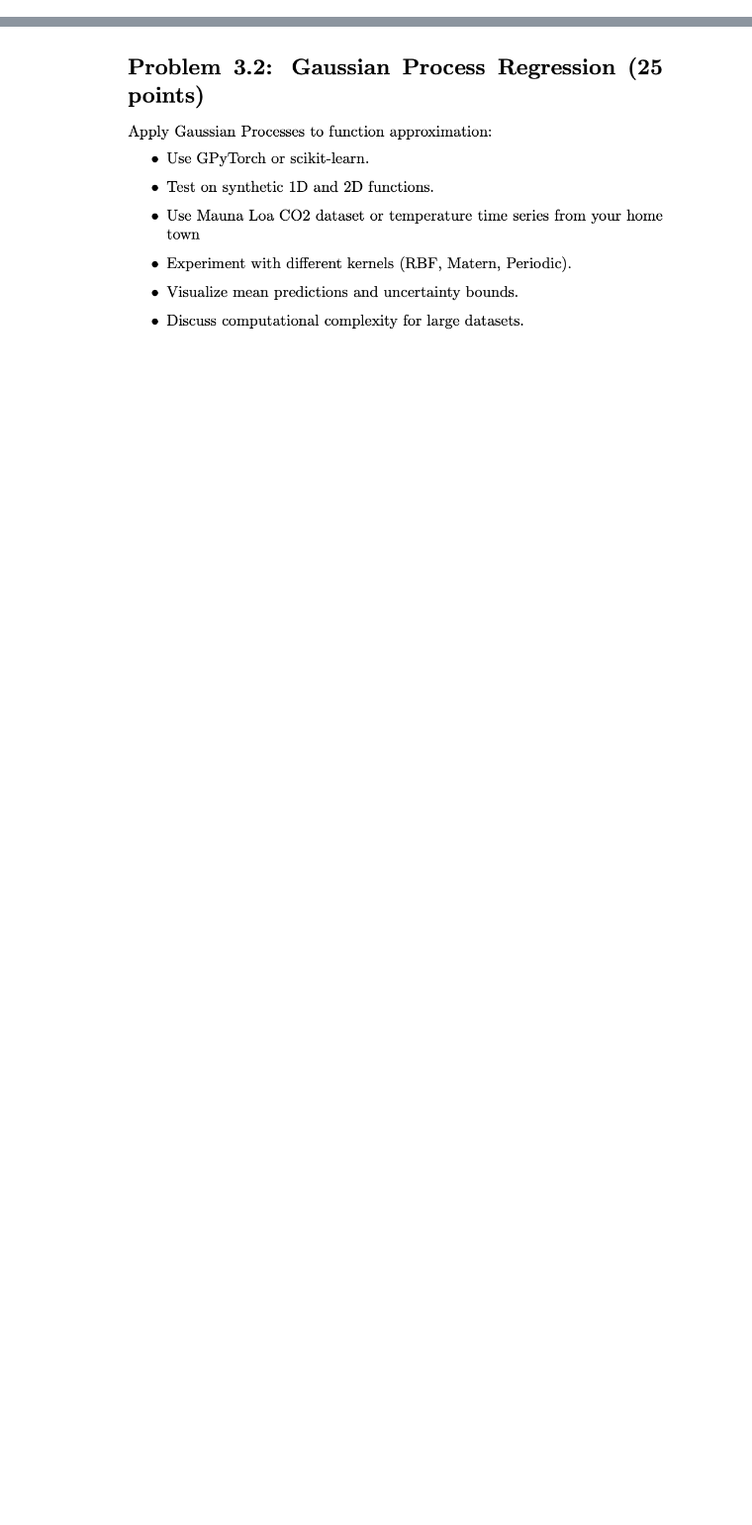
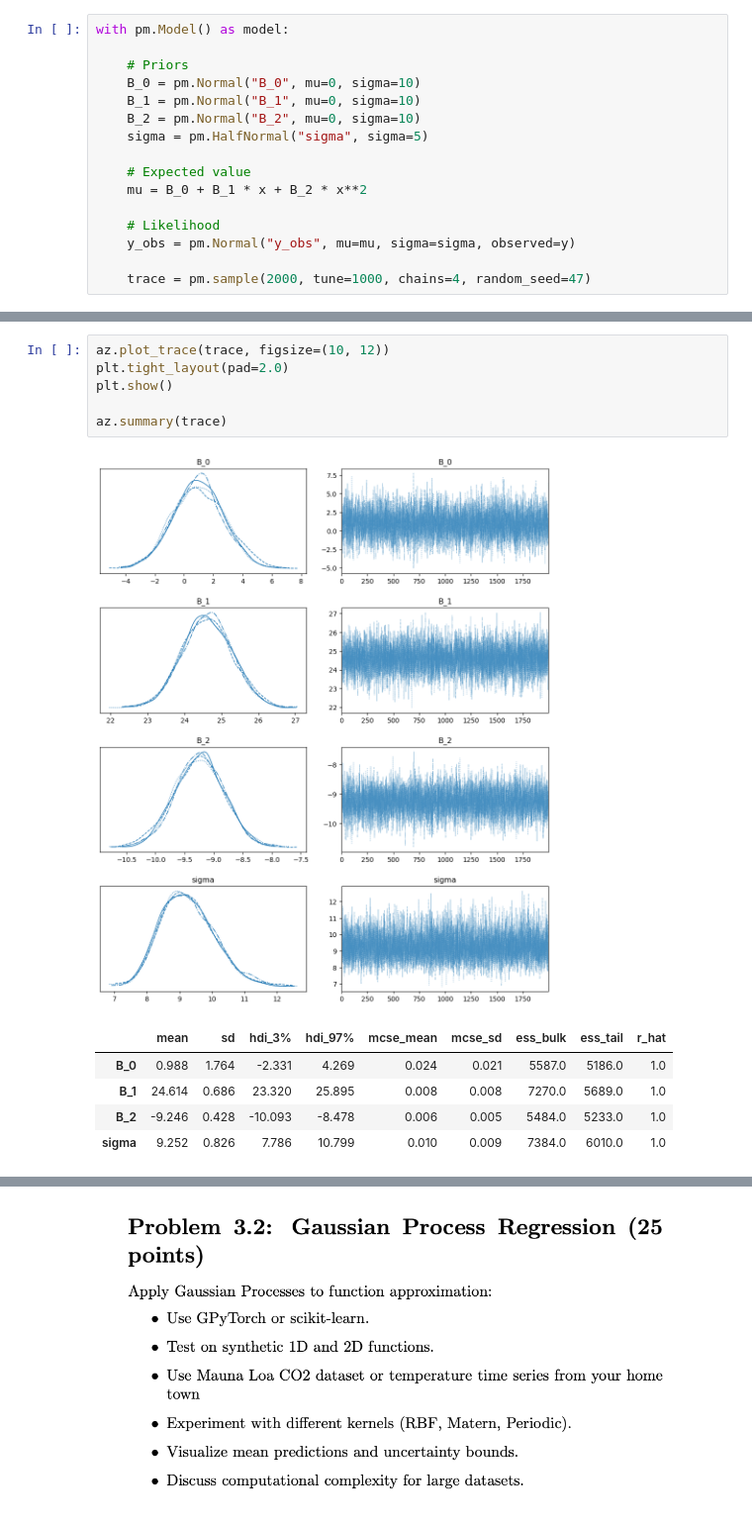
Before and after one commit to MariaNowacka/ml, a Jupyter notebook: apl_math/ml3.ipynb, the cells around one changed output, grey strips where cells are left out. Shown at 99% size. Cells and saved outputs as stored; diff of their text form; blank space fills up the shorter version.

```diff
--- a/apl_math/ml3.ipynb
+++ b/apl_math/ml3.ipynb
@@ -18,0 +100,16 @@ from statsmodels.graphics.tsaplots import plot_acf
+# %%
+with pm.Model() as model:
+
+    # Priors
+    B_0 = pm.Normal("B_0", mu=0, sigma=10)
+    B_1 = pm.Normal("B_1", mu=0, sigma=10)
+    B_2 = pm.Normal("B_2", mu=0, sigma=10)
+    sigma = pm.HalfNormal("sigma", sigma=5)
+
+    # Expected value
+    mu = B_0 + B_1 * x + B_2 * x**2
+
+    # Likelihood
+    y_obs = pm.Normal("y_obs", mu=mu, sigma=sigma, observed=y)
+
+    trace = pm.sample(2000, tune=1000, chains=4, random_seed=47)
@@ -18,0 +134,13 @@ from statsmodels.graphics.tsaplots import plot_acf
+# %%
+az.plot_trace(trace, figsize=(10, 12))
+plt.tight_layout(pad=2.0)
+plt.show()
+
+az.summary(trace)
+# %% [output]
+[figure, added]
+|  | mean | sd | hdi_3% | hdi_97% | mcse_mean | mcse_sd | ess_bulk | ess_tail | r_hat |
+| B_0 | 0.988 | 1.764 | -2.331 | 4.269 | 0.024 | 0.021 | 5587.0 | 5186.0 | 1.0 |
+| B_1 | 24.614 | 0.686 | 23.320 | 25.895 | 0.008 | 0.008 | 7270.0 | 5689.0 | 1.0 |
+| B_2 | -9.246 | 0.428 | -10.093 | -8.478 | 0.006 | 0.005 | 5484.0 | 5233.0 | 1.0 |
+| sigma | 9.252 | 0.826 | 7.786 | 10.799 | 0.010 | 0.009 | 7384.0 | 6010.0 | 1.0 |
```
Also changed, not shown: parts of 74 cells of this notebook.
